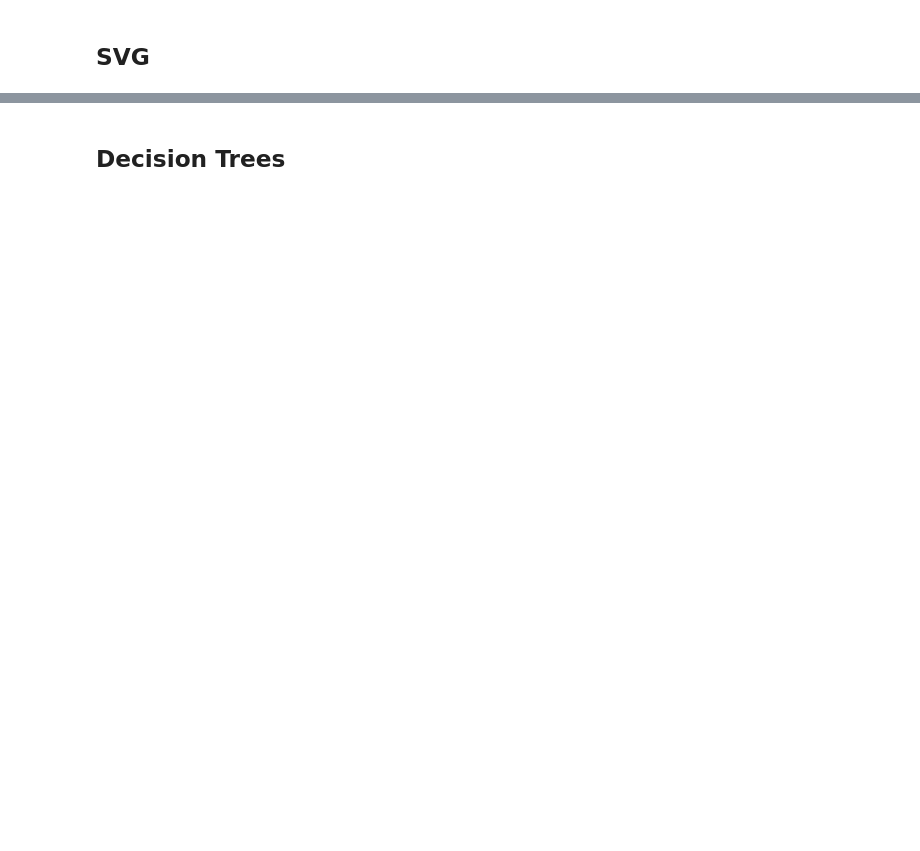
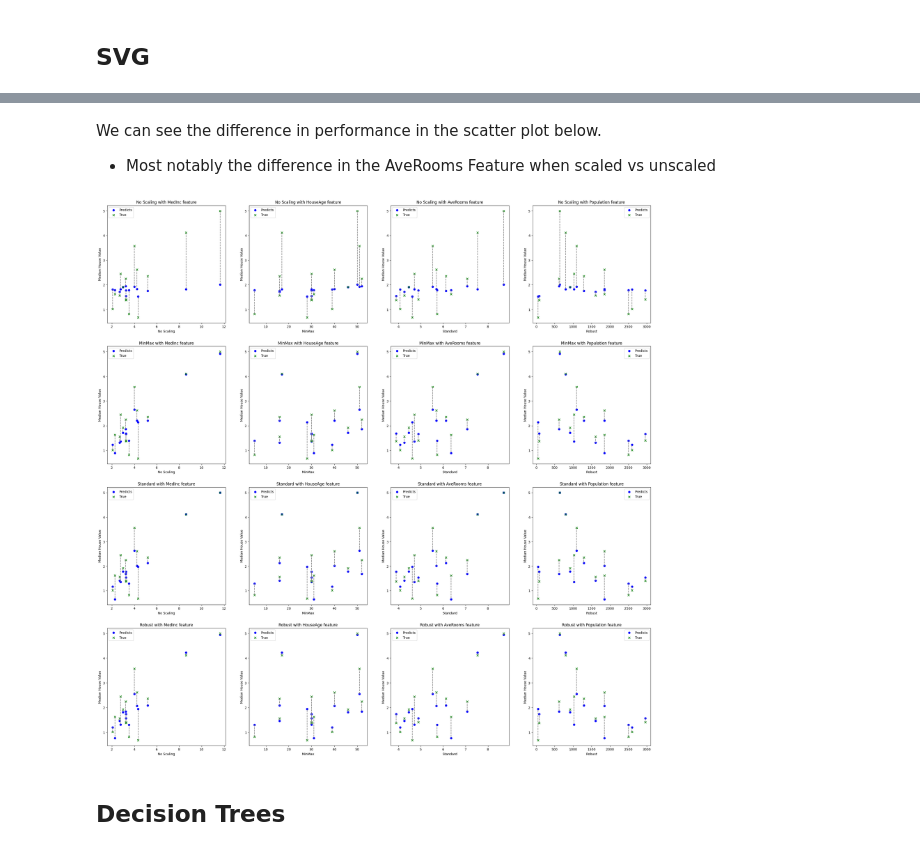
Before and after one commit to TerryTian21/PyTorch-Practice, a Jupyter notebook: Tutorials/Feauture_Scaling.ipynb, the cells around one changed output, grey strips where cells are left out. Saved outputs shown, nothing was run; the diff lists cells and outputs as text; code cells hidden in the pictures; blank space fills up the shorter version.

```diff
--- a/Tutorials/Feauture_Scaling.ipynb
+++ b/Tutorials/Feauture_Scaling.ipynb
@@ -280,2 +285,18 @@ plot_results(prediction_results)
 # %% [markdown]
 ## SVG
+# %%
+svr_predictions = []
+svr_performance = []
+
+# Without feature scaling
+svr.fit(X_train, y_train)
+y_preds = svr.predict(X_test)
+svr_performance.append(np.sqrt(mean_squared_error(y_test, y_preds)))
+svr_predictions.append(y_preds)
+
+for scaler in scalers:
+  pipe = make_pipeline(scaler, svr)
+  pipe.fit(X_train, y_train)
+  y_pred = pipe.predict(X_test)
+  svr_performance.append(np.sqrt(mean_squared_error(y_test, y_pred)))
+  svr_predictions.append(y_pred)
@@ -282,2 +316,9 @@ plot_results(prediction_results)
+# %% [markdown]
+We can see the difference in performance in the scatter plot below.
+- Most notably the difference in the AveRooms Feature when scaled vs unscaled
+# %%
+plot_results(svr_predictions)
+# %% [output]
+[figure, added]
 # %% [markdown]
 ## Decision Trees
```
Also changed, not shown: parts of 12 cells of this notebook.
